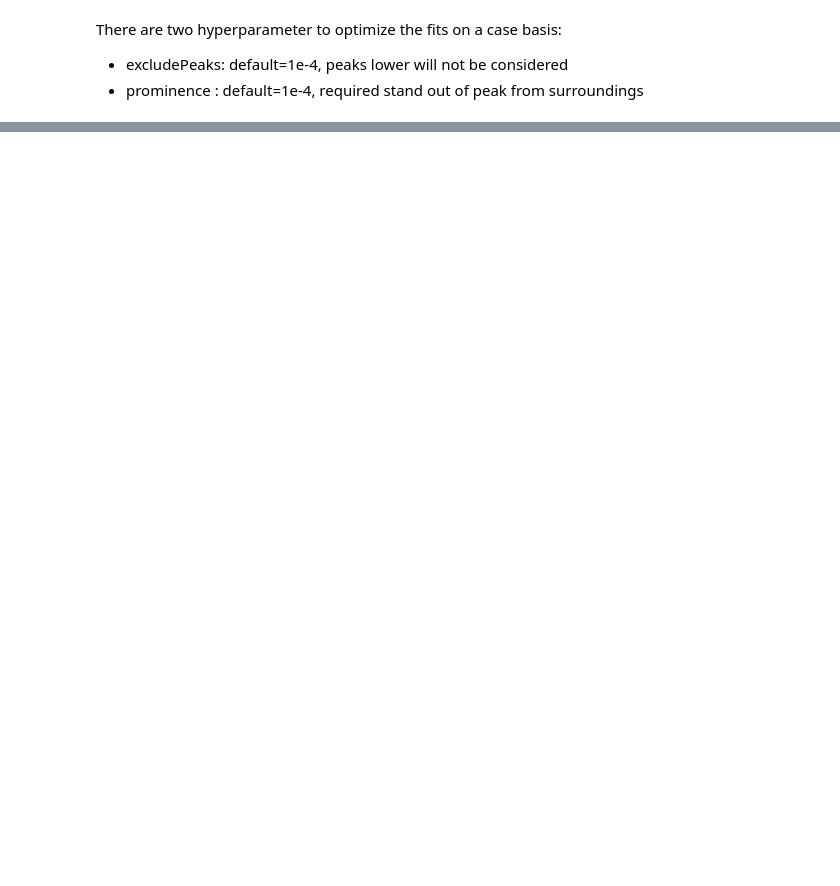
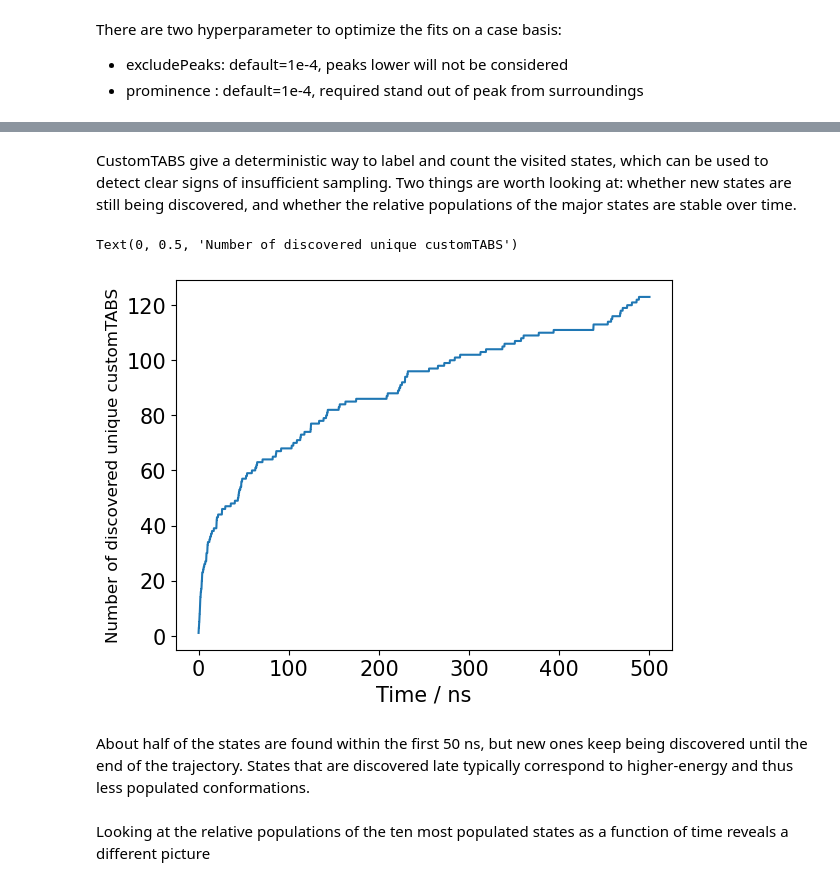
Before and after one commit to rinikerlab/TorsionAngularBinStrings, a Jupyter notebook: Demos/02_CustomTabs.ipynb, the cells around one changed output, grey strips where cells are left out. Drawn from its saved outputs; the diff is of its cells as text; code cells hidden in the pictures; blank space fills up the shorter version.

```diff
--- a/Demos/02_CustomTabs.ipynb
+++ b/Demos/02_CustomTabs.ipynb
@@ -146,0 +196,4 @@ info3 = custom.CustomDihedralInfo(mol, info.indices, customProfiles, showFits=Tr
+# %%
+labels = info2.GetTABS(confTorsions=customProfiles)
+uniqueTabs, counts = np.unique(labels, return_counts=True)
+len(uniqueTabs), info2.GetnTABS() # In this notebook example, the difference is inflated by the low number of frames in the trajectory
@@ -146,0 +218,17 @@ info3 = custom.CustomDihedralInfo(mol, info.indices, customProfiles, showFits=Tr
+# %% [markdown]
+CustomTABS give a deterministic way to label and count the visited states, which can be used to detect clear signs of insufficient sampling. Two things are worth looking at: whether new states are still being discovered, and whether the relative populations of the major states are stable over time.
+# %%
+nsPerFrame = traj.timestep / 1000 # mdtraj reports the time in ps
+time = np.arange(len(labels)) * nsPerFrame
+discoveredStates = application.CalculateDiscoveredStates(labels)
+fig, ax = plt.subplots()
+ax.plot(time, discoveredStates)
+ax.set_xlabel('Time / ns')
+ax.set_ylabel('Number of discovered unique customTABS', fontsize=12)
+# %% [output]
+Text(0, 0.5, 'Number of discovered unique customTABS')
+[figure, added]
+# %% [markdown]
+About half of the states are found within the first 50 ns, but new ones keep being discovered until the end of the trajectory. States that are discovered late typically correspond to higher-energy and thus less populated conformations.
+# %% [markdown]
+Looking at the relative populations of the ten most populated states as a function of time reveals a different picture
```
Also changed, not shown: parts of 68 cells of this notebook, 23 other files.
